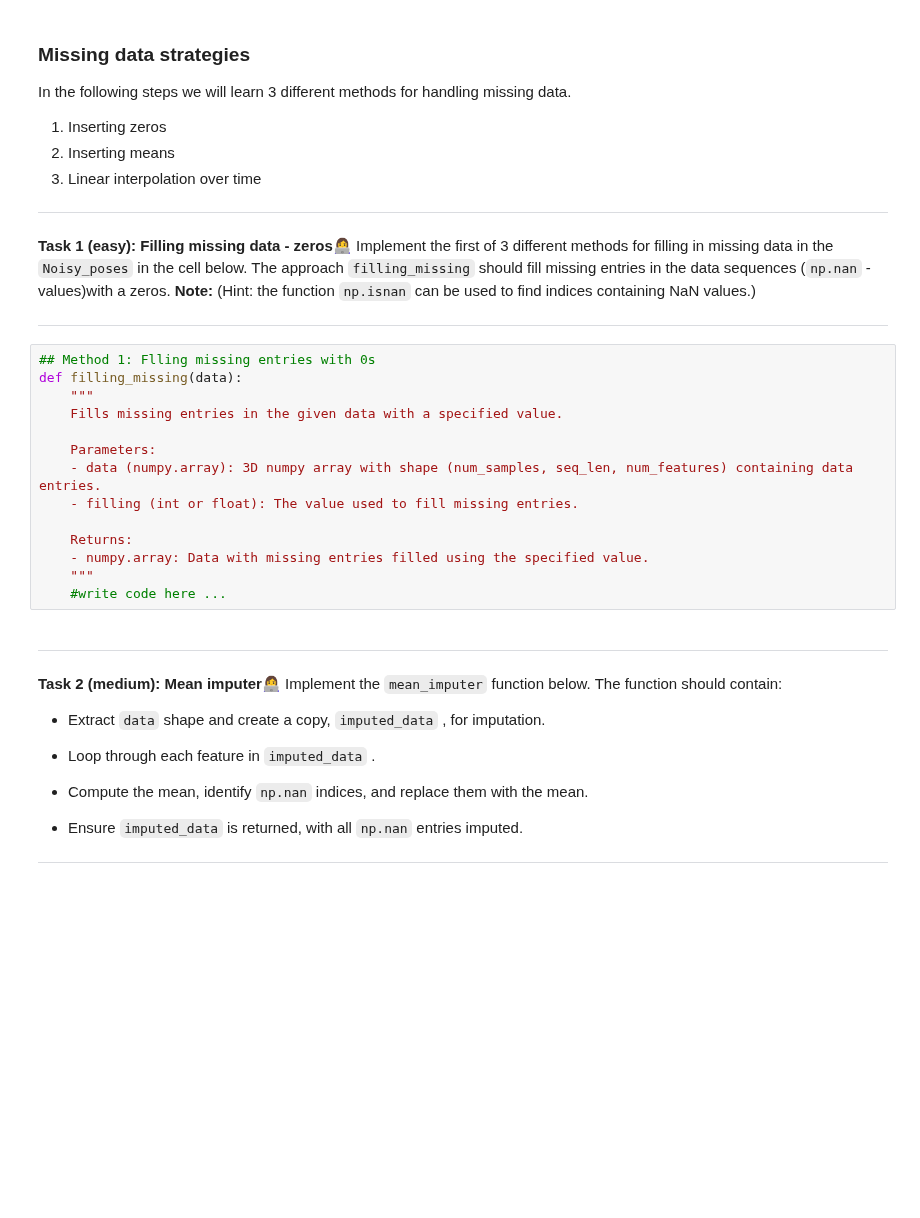
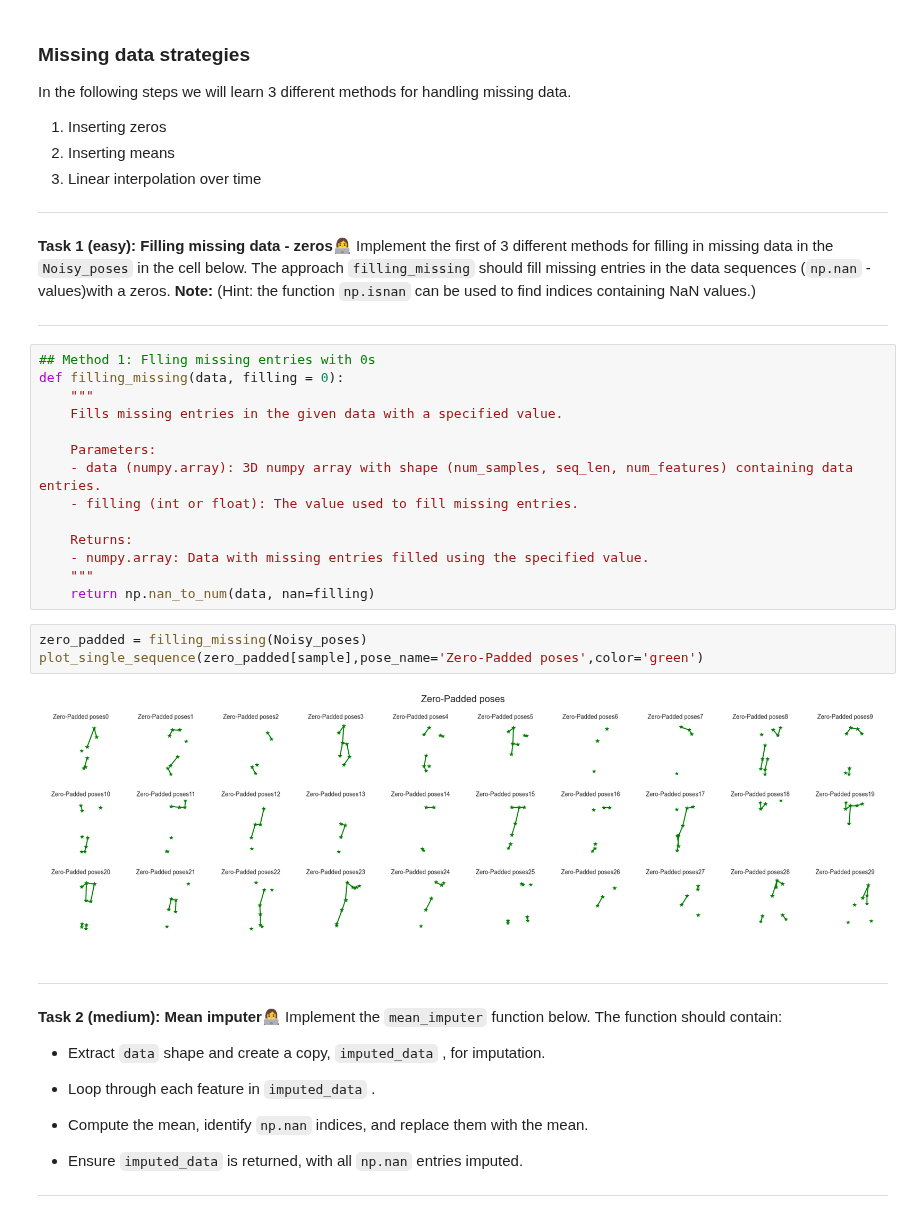
Before and after one commit to Mie-Jonasson/ComputerScienceMasters, a Jupyter notebook: IntroductionToMachineLearning/Exercises/W09/03-Missing_data.ipynb, the cells around one changed output. Cells and saved outputs as stored; diff of their text form; blank space fills up the shorter version.

```diff
--- a/IntroductionToMachineLearning/Exercises/W09/03-Missing_data.ipynb
+++ b/IntroductionToMachineLearning/Exercises/W09/03-Missing_data.ipynb
@@ -204,7 +199,7 @@ Implement the first of 3 different methods for filling in missing data in the `N
 ---
 # %%
 ## Method 1: Flling missing entries with 0s
-def filling_missing(data):
+def filling_missing(data, filling = 0):
     """
     Fills missing entries in the given data with a specified value.
 
@@ -215,7 +210,12 @@ def filling_missing(data):
     Returns:
     - numpy.array: Data with missing entries filled using the specified value.
     """
-    #write code here ...
+    return np.nan_to_num(data, nan=filling)
+# %%
+zero_padded = filling_missing(Noisy_poses)
+plot_single_sequence(zero_padded[sample],pose_name='Zero-Padded poses',color='green')
+# %% [output]
+[figure, added]
 # %% [markdown]
 
 ---
```
Also changed, not shown: parts of 17 cells of this notebook, 3 other files.
